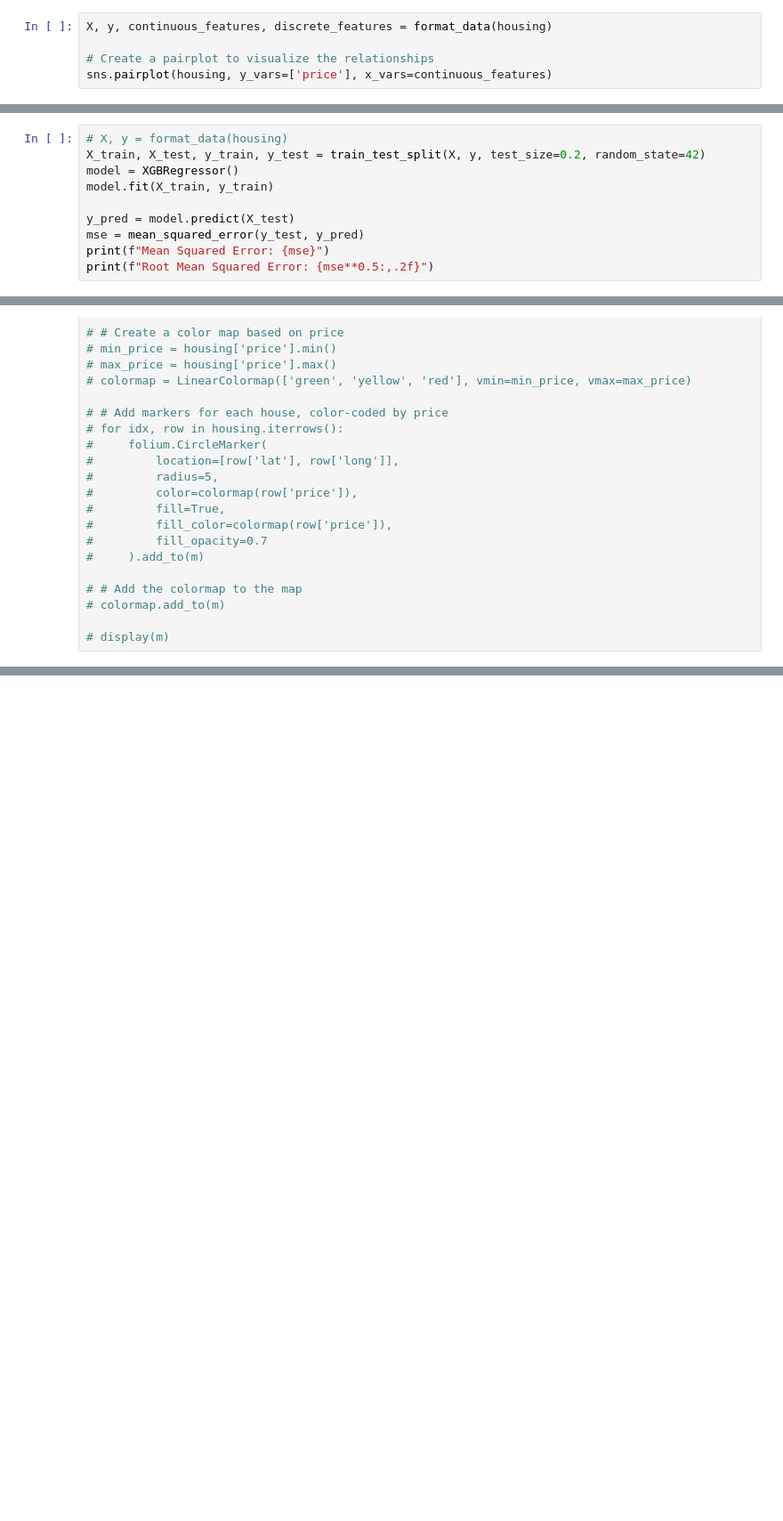
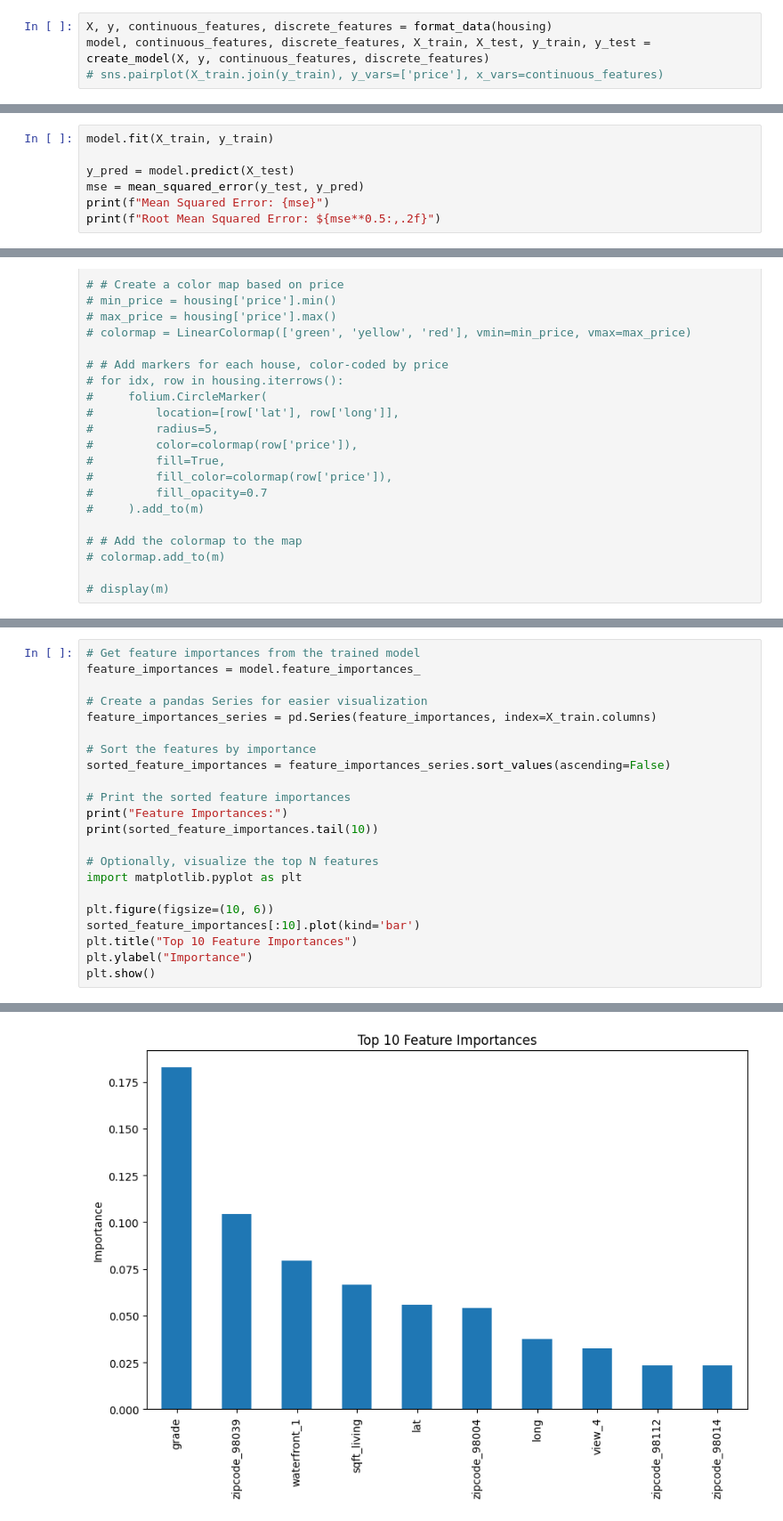
Before and after one commit to logansmith9454/cse450, a Jupyter notebook: notebooks/starter_housing.ipynb, the cells around one changed output, grey strips where cells are left out. Shown at 89% size. Saved outputs shown, nothing was run; the diff lists cells and outputs as text; blank space fills up the shorter version.

```diff
--- a/notebooks/starter_housing.ipynb
+++ b/notebooks/starter_housing.ipynb
@@ -69,5 +138,4 @@ def format_data(dataset):
 # %%
 X, y, continuous_features, discrete_features = format_data(housing)
-
-# Create a pairplot to visualize the relationships
-sns.pairplot(housing, y_vars=['price'], x_vars=continuous_features)
+model, continuous_features, discrete_features, X_train, X_test, y_train, y_test = create_model(X, y, continuous_features, discrete_features)
+# sns.pairplot(X_train.join(y_train), y_vars=['price'], x_vars=continuous_features)
@@ -84,11 +146,8 @@ g.map(sns.boxplot)
 # %%
-# X, y = format_data(housing)
-X_train, X_test, y_train, y_test = train_test_split(X, y, test_size=0.2, random_state=42)
-model = XGBRegressor()
 model.fit(X_train, y_train)
 
 y_pred = model.predict(X_test)
 mse = mean_squared_error(y_test, y_pred)
 print(f"Mean Squared Error: {mse}")
-print(f"Root Mean Squared Error: {mse**0.5:,.2f}")
+print(f"Root Mean Squared Error: ${mse**0.5:,.2f}")
 # %% [output]
@@ -157,2 +214,25 @@ file_name = f'{file_number}-mini-predictions.csv'
 predictions: 81
 holdout: 81
+# %%
+# Get feature importances from the trained model
+feature_importances = model.feature_importances_
+
+# Create a pandas Series for easier visualization
+feature_importances_series = pd.Series(feature_importances, index=X_train.columns)
+
+# Sort the features by importance
+sorted_feature_importances = feature_importances_series.sort_values(ascending=False)
+
+# Print the sorted feature importances
+print("Feature Importances:")
+print(sorted_feature_importances.tail(10))
+
+# Optionally, visualize the top N features
+import matplotlib.pyplot as plt
+
+plt.figure(figsize=(10, 6))
+sorted_feature_importances[:10].plot(kind='bar')
+plt.title("Top 10 Feature Importances")
+plt.ylabel("Importance")
+plt.show()
+# %% [output]
@@ -158,0 +251 @@ holdout: 81
+[figure, added]
```
Also changed, not shown: parts of 7 cells of this notebook.
